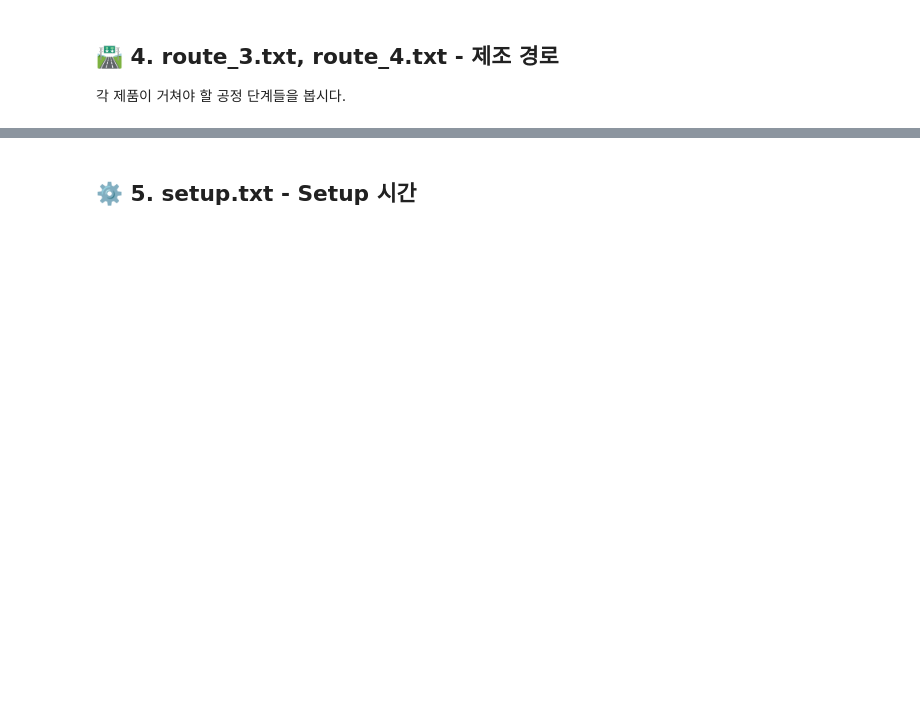
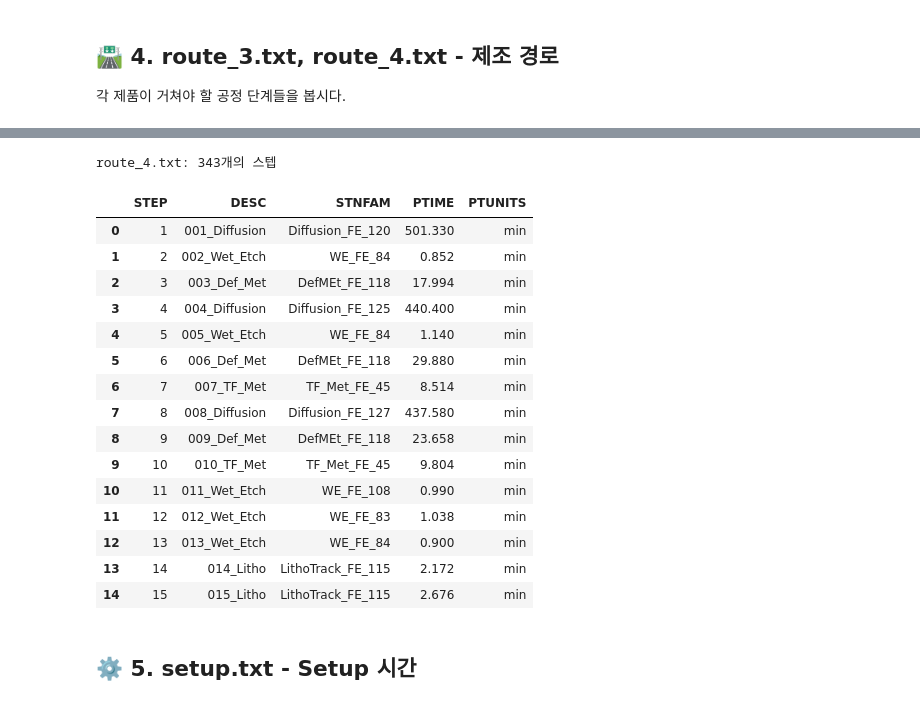
Before and after one commit to ggeutzzang/PySCFabSim-release, a Jupyter notebook: tutorial_02_dataset_exploration.ipynb, the cells around one changed output, grey strips where cells are left out. Saved outputs shown, nothing was run; the diff lists cells and outputs as text; code cells hidden in the pictures; blank space fills up the shorter version.

```diff
--- a/tutorial_02_dataset_exploration.ipynb
+++ b/tutorial_02_dataset_exploration.ipynb
@@ -78,9 +196,27 @@ df_route3[['STEPSEQ', 'STEPNAME', 'STNFAM', 'PTIME', 'PTUNITS']].head(15)
 # %%
 # route_4.txt 읽기
 df_route4 = pd.read_csv(dataset_path + 'route_4.txt', sep='\t')
 
 print(f"route_4.txt: {len(df_route4)}개의 스텝\n")
-df_route4[['STEPSEQ', 'STEPNAME', 'STNFAM', 'PTIME', 'PTUNITS']].head(15)
+df_route4[['STEP', 'DESC', 'STNFAM', 'PTIME', 'PTUNITS']].head(15)
+# %% [output]
+route_4.txt: 343개의 스텝
+|  | STEP | DESC | STNFAM | PTIME | PTUNITS |
+| 0 | 1 | 001_Diffusion | Diffusion_FE_120 | 501.330 | min |
+| 1 | 2 | 002_Wet_Etch | WE_FE_84 | 0.852 | min |
+| 2 | 3 | 003_Def_Met | DefMEt_FE_118 | 17.994 | min |
+| 3 | 4 | 004_Diffusion | Diffusion_FE_125 | 440.400 | min |
+| 4 | 5 | 005_Wet_Etch | WE_FE_84 | 1.140 | min |
+| 5 | 6 | 006_Def_Met | DefMEt_FE_118 | 29.880 | min |
+| 6 | 7 | 007_TF_Met | TF_Met_FE_45 | 8.514 | min |
+| 7 | 8 | 008_Diffusion | Diffusion_FE_127 | 437.580 | min |
+| 8 | 9 | 009_Def_Met | DefMEt_FE_118 | 23.658 | min |
+| 9 | 10 | 010_TF_Met | TF_Met_FE_45 | 9.804 | min |
+| 10 | 11 | 011_Wet_Etch | WE_FE_108 | 0.990 | min |
+| 11 | 12 | 012_Wet_Etch | WE_FE_83 | 1.038 | min |
+| 12 | 13 | 013_Wet_Etch | WE_FE_84 | 0.900 | min |
+| 13 | 14 | 014_Litho | LithoTrack_FE_115 | 2.172 | min |
+| 14 | 15 | 015_Litho | LithoTrack_FE_115 | 2.676 | min |
 # %%
 # route_3에서 사용되는 머신 패밀리
 print("route_3에서 사용하는 머신 패밀리:")
```
Also changed, not shown: parts of 15 cells of this notebook, 4 other files.
